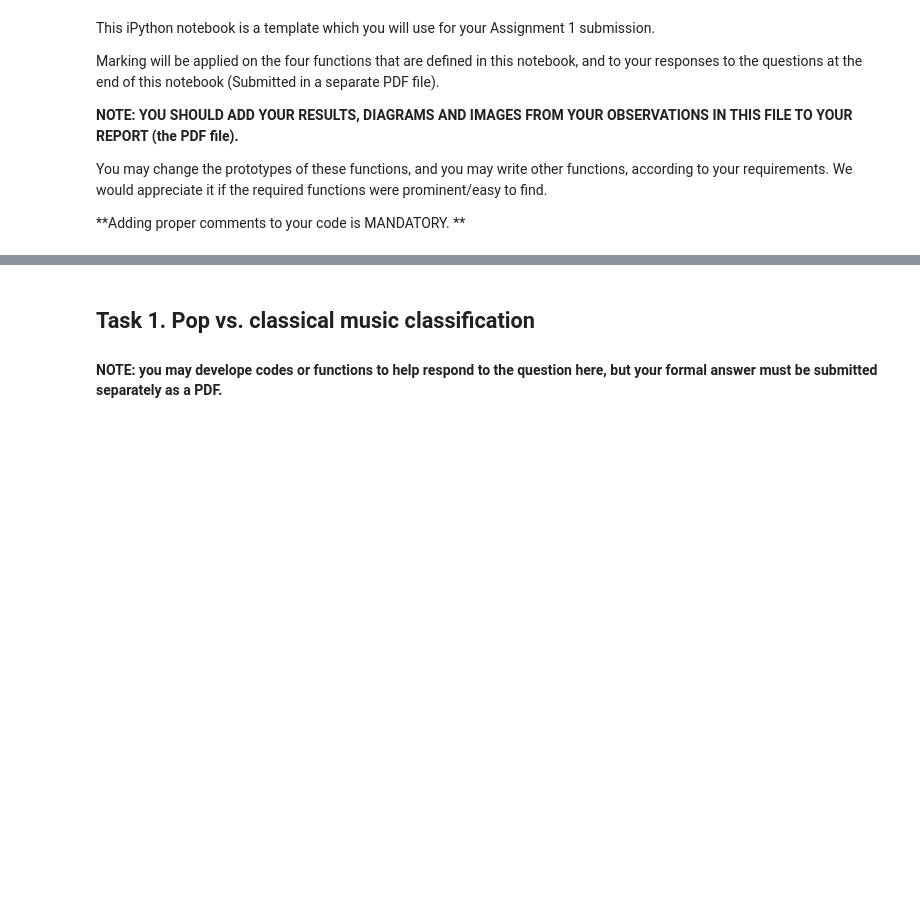
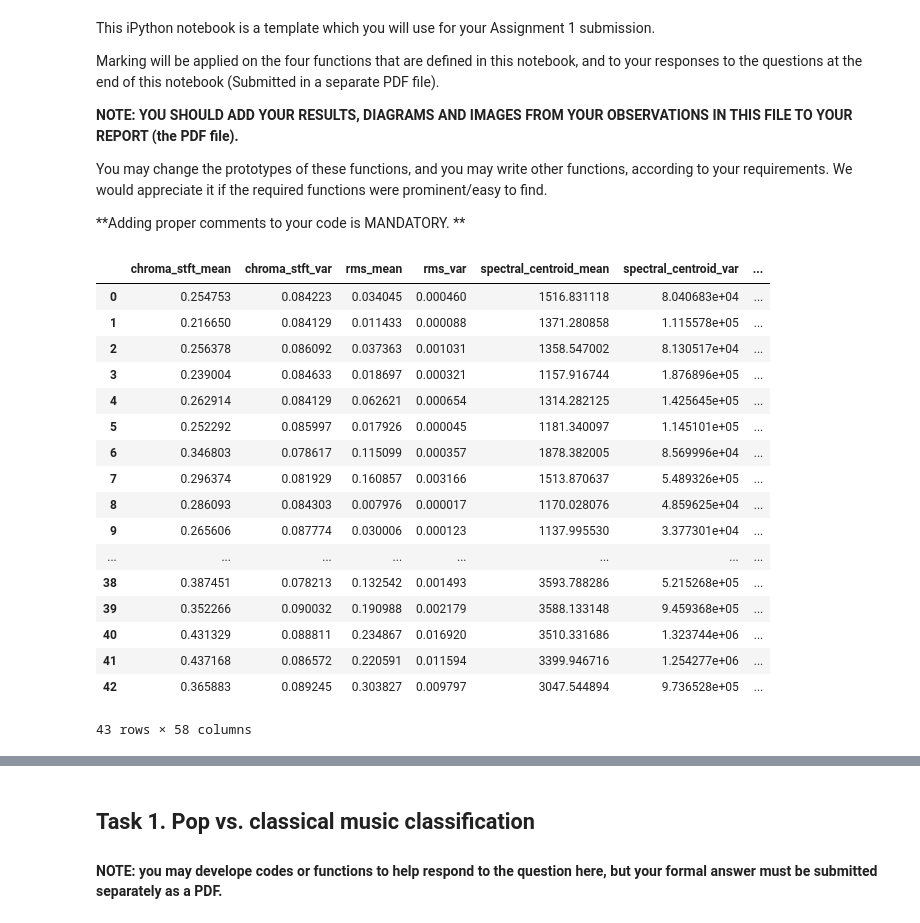
Before and after one commit to ethanhusband/music-classifier, a Jupyter notebook: naive_bayes/COMP30027_2023_asst1.ipynb, the cells around one changed output, grey strips where cells are left out. Cells and saved outputs as stored; diff of their text form; code cells hidden in the pictures; blank space fills up the shorter version.

Commit message:
Add abstract Naive Bayes pipeline

```diff
--- a/naive_bayes/COMP30027_2023_asst1.ipynb
+++ b/naive_bayes/COMP30027_2023_asst1.ipynb
@@ -23,11 +33,0 @@ def preprocess():
-# %%
-# This function should calculat prior probabilities and likelihoods from the training data and using
-# them to build a naive Bayes model
-
-def train():
-    return
-# %%
-# This function should predict classes for new items in a test dataset
-
-def predict():
-    return
@@ -34,3 +91,64 @@ def predict():
+# %%
+def predict(df, priors, distributions):
+    """
+    Predict the classes for new items in a test dataset
+    """
+    predictions = []
+    for index, row in df.iterrows():
+        # For each row, predict the log likelihood of each possible label given the data
+        log_likelihoods = []
+        for label in priors.keys():
+            # Get the Bayes formula relative likelihood for this combo of label and row
+            log_likelihood = np.log(priors[label])
+            for (attribute, value) in row.items():
+                if (attribute == "label" or attribute == "filename"):
+                    continue
+                log_likelihood = log_likelihood + log_gaussian(value, distributions[attribute][label])
+
+            # Append a tuple containing the label, and the log probability calculation
+            log_likelihoods.append((label, log_likelihood))
+
+        # Extract the maximum likelihood, which dictates our prediction
+        argmax = max(log_likelihoods, key=lambda x:x[1])[0]
+        predictions.append(argmax)
+
+    # Modify the original dataframe to include the predictions
+    df['prediction'] = predictions
+    # We can now move the labels back onto the original dataframe for evaluation
+    return df
+
+def log_gaussian(x, distribution):
+    """
+    Return the natural log of the gaussian distribution with mean mu and sd sigma, for a realisation x
+    Since we are only calculating relative probabilities, we can comfortably exclude the inclusion of sqrt(2pi)
+    """
+    mu = distribution[0]
+    sigma = distribution[1]
+    return np.log(1/sigma) - (((x-mu)**2) / (2*(sigma**2)))
+
+(train_df, train_labels) = preprocess("pop_vs_classical_train.csv")
+(test_df, test_labels) = preprocess("pop_vs_classical_test.csv")
+(priors, distributions) = train(train_df, train_labels)
+predict(test_df, priors, distributions)
+# %% [output]
+|  | chroma_stft_mean | chroma_stft_var | rms_mean | rms_var | spectral_centroid_mean | spectral_centroid_var | ... |
+| 0 | 0.254753 | 0.084223 | 0.034045 | 0.000460 | 1516.831118 | 8.040683e+04 | ... |
+| 1 | 0.216650 | 0.084129 | 0.011433 | 0.000088 | 1371.280858 | 1.115578e+05 | ... |
+| 2 | 0.256378 | 0.086092 | 0.037363 | 0.001031 | 1358.547002 | 8.130517e+04 | ... |
+| 3 | 0.239004 | 0.084633 | 0.018697 | 0.000321 | 1157.916744 | 1.876896e+05 | ... |
+| 4 | 0.262914 | 0.084129 | 0.062621 | 0.000654 | 1314.282125 | 1.425645e+05 | ... |
+| 5 | 0.252292 | 0.085997 | 0.017926 | 0.000045 | 1181.340097 | 1.145101e+05 | ... |
+| 6 | 0.346803 | 0.078617 | 0.115099 | 0.000357 | 1878.382005 | 8.569996e+04 | ... |
+| 7 | 0.296374 | 0.081929 | 0.160857 | 0.003166 | 1513.870637 | 5.489326e+05 | ... |
+| 8 | 0.286093 | 0.084303 | 0.007976 | 0.000017 | 1170.028076 | 4.859625e+04 | ... |
+| 9 | 0.265606 | 0.087774 | 0.030006 | 0.000123 | 1137.995530 | 3.377301e+04 | ... |
+| ... | ... | ... | ... | ... | ... | ... | ... |
+| 38 | 0.387451 | 0.078213 | 0.132542 | 0.001493 | 3593.788286 | 5.215268e+05 | ... |
+| 39 | 0.352266 | 0.090032 | 0.190988 | 0.002179 | 3588.133148 | 9.459368e+05 | ... |
+| 40 | 0.431329 | 0.088811 | 0.234867 | 0.016920 | 3510.331686 | 1.323744e+06 | ... |
+| 41 | 0.437168 | 0.086572 | 0.220591 | 0.011594 | 3399.946716 | 1.254277e+06 | ... |
+| 42 | 0.365883 | 0.089245 | 0.303827 | 0.009797 | 3047.544894 | 9.736528e+05 | ... |
+43 rows × 58 columns
 # %%
 # This function should evaliate the prediction performance by comparing your model’s class outputs to ground
 # truth labels
```
Also changed, not shown: parts of 5 cells of this notebook.
